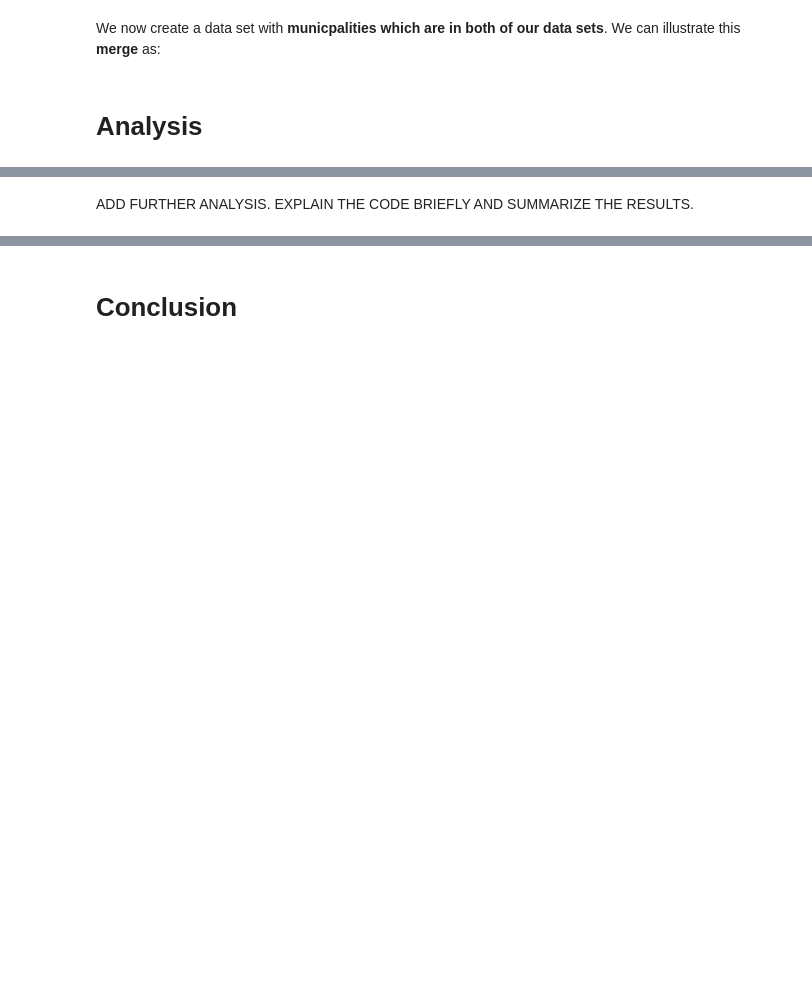
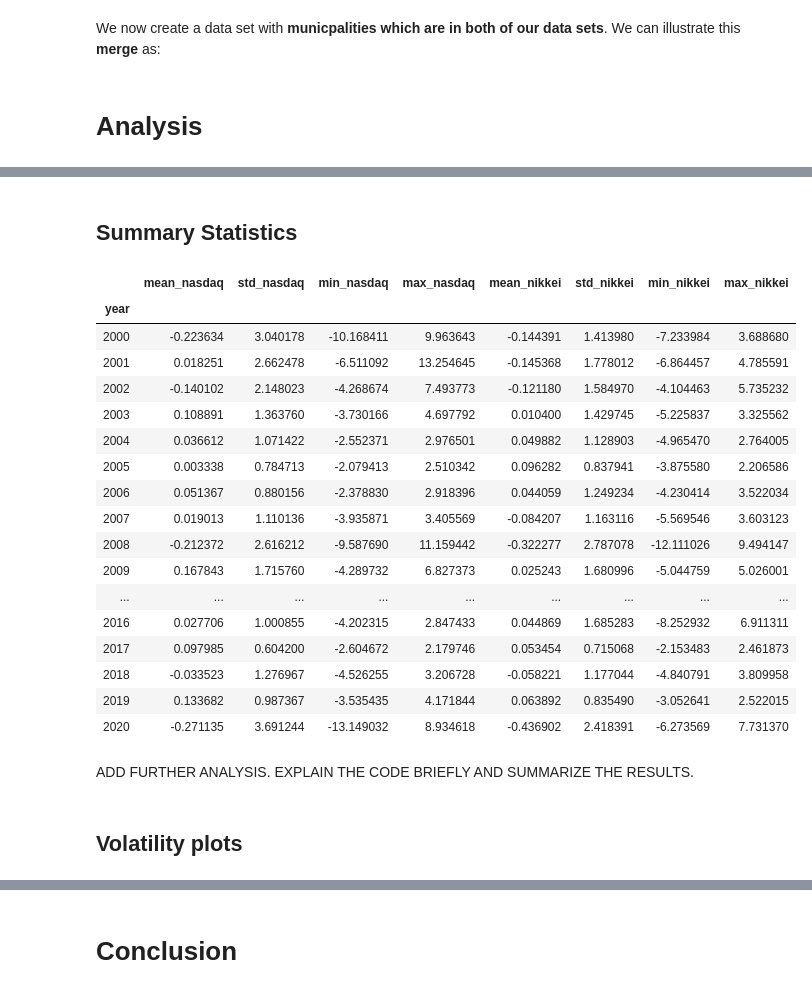
Before and after one commit to NumEconCopenhagen/projects-2020-kongeraekken-1, a Jupyter notebook: dataproject/dataproject.ipynb, the cells around one changed output, grey strips where cells are left out. Cells and saved outputs as stored; diff of their text form; code cells hidden in the pictures; blank space fills up the shorter version.

Commit message:
data project end of day 2

```diff
--- a/dataproject/dataproject.ipynb
+++ b/dataproject/dataproject.ipynb
@@ -101,0 +41,15 @@ inc_long.head(5)
+# %%
+# set start and end dates
+start = datetime.datetime(2000,1,1)
+end = datetime.datetime(2020,3,26)
+
+# read in data
+stock_indices = pandas_datareader.data.DataReader(['NASDAQCOM', 'NIKKEI225'], 'fred', start, end)
+
+# rename columns and show head
+stock_indices.rename(columns = {'NASDAQCOM':'nasdaq','NIKKEI225':'nikkei'}, inplace=True)
+
+# reset index
+stock_indices.reset_index(inplace=True)
+
+stock_indices.info()
@@ -101,0 +65,6 @@ inc_long.head(5)
+# %%
+# extract year from datetime variable
+stock_indices['string_date'] = stock_indices['DATE'].astype(str)
+stock_indices['year'] = stock_indices.string_date.str[:4]
+stock_indices.drop('string_date',axis=1,inplace=True)
+stock_indices.head(5)
@@ -157,2 +267,44 @@ merged.groupby('year').agg(['mean','std']).round(2)
+# %% [markdown]
+## Summary Statistics
+# %%
+#calculate log returns
+indices = ['nasdaq','nikkei']
+for i in indices:
+    stock_indices[f'log_returns_{i}']= np.log(stock_indices[i]).diff()*100
+# %%
+# create DataFrame with descriptive stats by year
+
+# setup empty dataframe
+desc_stat=pd.DataFrame()
+
+# append columns to desc_stat
+for i in indices:
+    desc_stat[f'mean_{i}']= stock_indices.groupby('year')[f'log_returns_{i}'].mean()
+    desc_stat[f'std_{i}'] = stock_indices.groupby('year')[f'log_returns_{i}'].std()
+    desc_stat[f'min_{i}'] = stock_indices.groupby('year')[f'log_returns_{i}'].min()
+    desc_stat[f'max_{i}'] = stock_indices.groupby('year')[f'log_returns_{i}'].max()
+
+desc_stat
+# %% [output]
+|  | mean_nasdaq | std_nasdaq | min_nasdaq | max_nasdaq | mean_nikkei | std_nikkei | min_nikkei | max_nikkei |
+| year |  |  |  |  |  |  |  |  |
+| 2000 | -0.223634 | 3.040178 | -10.168411 | 9.963643 | -0.144391 | 1.413980 | -7.233984 | 3.688680 |
+| 2001 | 0.018251 | 2.662478 | -6.511092 | 13.254645 | -0.145368 | 1.778012 | -6.864457 | 4.785591 |
+| 2002 | -0.140102 | 2.148023 | -4.268674 | 7.493773 | -0.121180 | 1.584970 | -4.104463 | 5.735232 |
+| 2003 | 0.108891 | 1.363760 | -3.730166 | 4.697792 | 0.010400 | 1.429745 | -5.225837 | 3.325562 |
+| 2004 | 0.036612 | 1.071422 | -2.552371 | 2.976501 | 0.049882 | 1.128903 | -4.965470 | 2.764005 |
+| 2005 | 0.003338 | 0.784713 | -2.079413 | 2.510342 | 0.096282 | 0.837941 | -3.875580 | 2.206586 |
+| 2006 | 0.051367 | 0.880156 | -2.378830 | 2.918396 | 0.044059 | 1.249234 | -4.230414 | 3.522034 |
+| 2007 | 0.019013 | 1.110136 | -3.935871 | 3.405569 | -0.084207 | 1.163116 | -5.569546 | 3.603123 |
+| 2008 | -0.212372 | 2.616212 | -9.587690 | 11.159442 | -0.322277 | 2.787078 | -12.111026 | 9.494147 |
+| 2009 | 0.167843 | 1.715760 | -4.289732 | 6.827373 | 0.025243 | 1.680996 | -5.044759 | 5.026001 |
+| ... | ... | ... | ... | ... | ... | ... | ... | ... |
+| 2016 | 0.027706 | 1.000855 | -4.202315 | 2.847433 | 0.044869 | 1.685283 | -8.252932 | 6.911311 |
+| 2017 | 0.097985 | 0.604200 | -2.604672 | 2.179746 | 0.053454 | 0.715068 | -2.153483 | 2.461873 |
+| 2018 | -0.033523 | 1.276967 | -4.526255 | 3.206728 | -0.058221 | 1.177044 | -4.840791 | 3.809958 |
+| 2019 | 0.133682 | 0.987367 | -3.535435 | 4.171844 | 0.063892 | 0.835490 | -3.052641 | 2.522015 |
+| 2020 | -0.271135 | 3.691244 | -13.149032 | 8.934618 | -0.436902 | 2.418391 | -6.273569 | 7.731370 |
 # %% [markdown]
 ADD FURTHER ANALYSIS. EXPLAIN THE CODE BRIEFLY AND SUMMARIZE THE RESULTS.
+# %% [markdown]
+## Volatility plots
```
Also changed, not shown: parts of 43 cells of this notebook, 1 other file.
